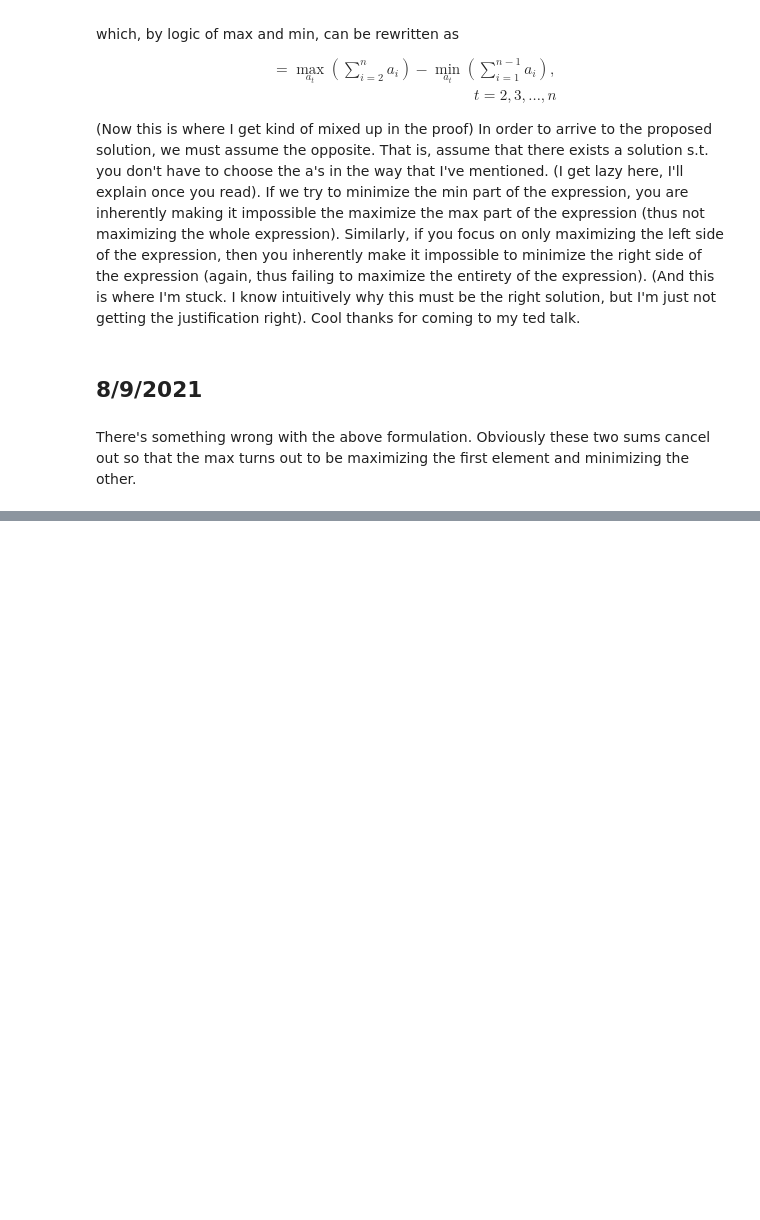
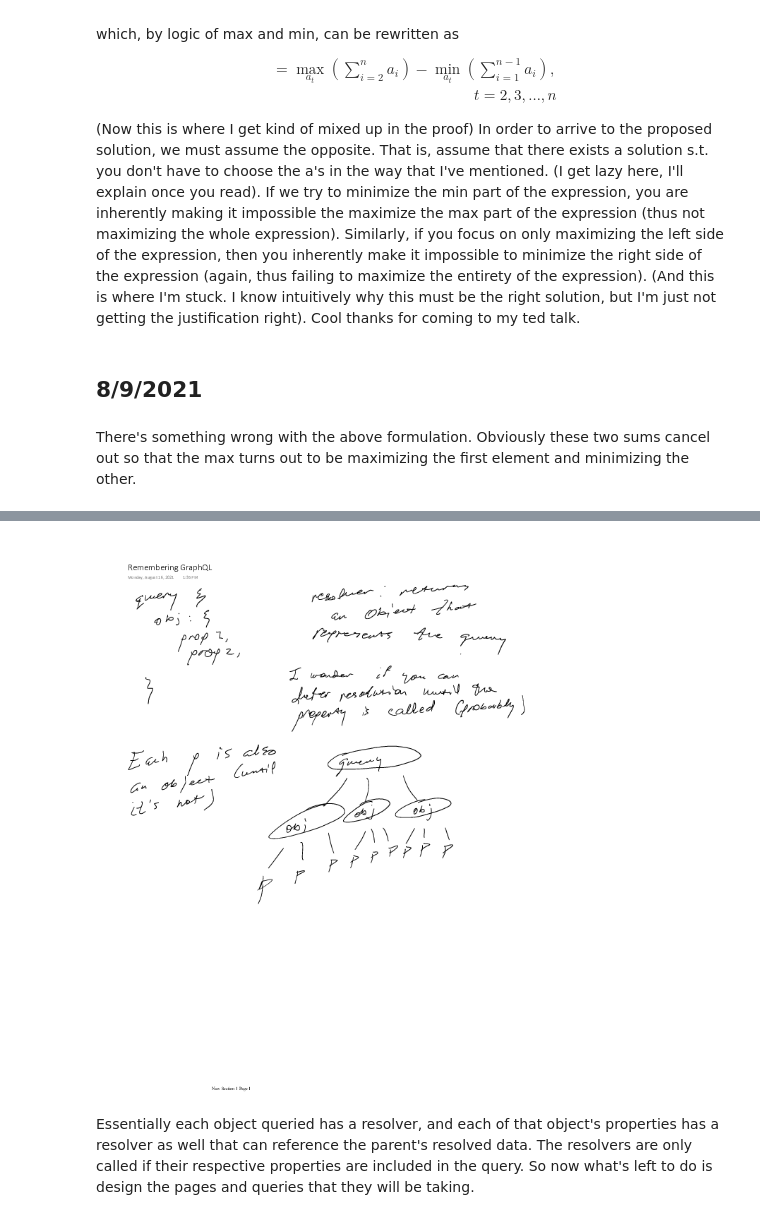
Before and after one commit to big-g-squared/tracker, a Jupyter notebook: planning/Approach to scheduling.ipynb, the cells around one changed output, grey strips where cells are left out. Saved outputs shown, nothing was run; the diff lists cells and outputs as text; code cells hidden in the pictures; blank space fills up the shorter version.

```diff
--- a/planning/Approach to scheduling.ipynb
+++ b/planning/Approach to scheduling.ipynb
@@ -143,0 +169,8 @@ So now to design this thing, it seems kind of straightforward. We really just ne
+# %%
+from wand.image import Image as WImage
+img = WImage(filename='remembering-graphql.pdf')
+img
+# %% [output]
+[figure, added]
+# %% [markdown]
+Essentially each object queried has a resolver, and each of that object's properties has a resolver as well that can reference the parent's resolved data. The resolvers are only called if their respective properties are included in the query. So now what's left to do is design the pages and queries that they will be taking.
```
Also changed, not shown: parts of 3 cells of this notebook, 3 other files.
